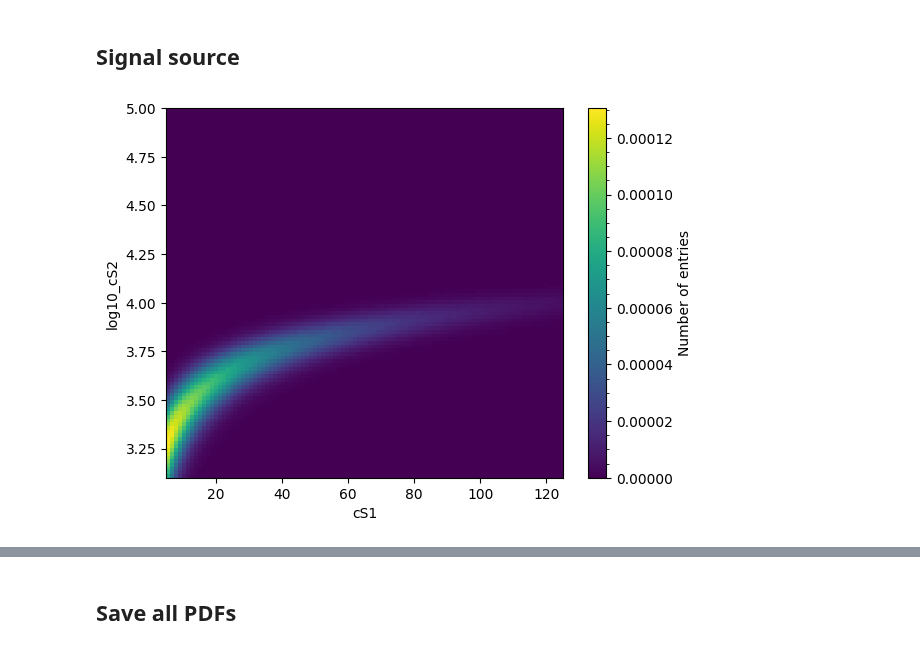
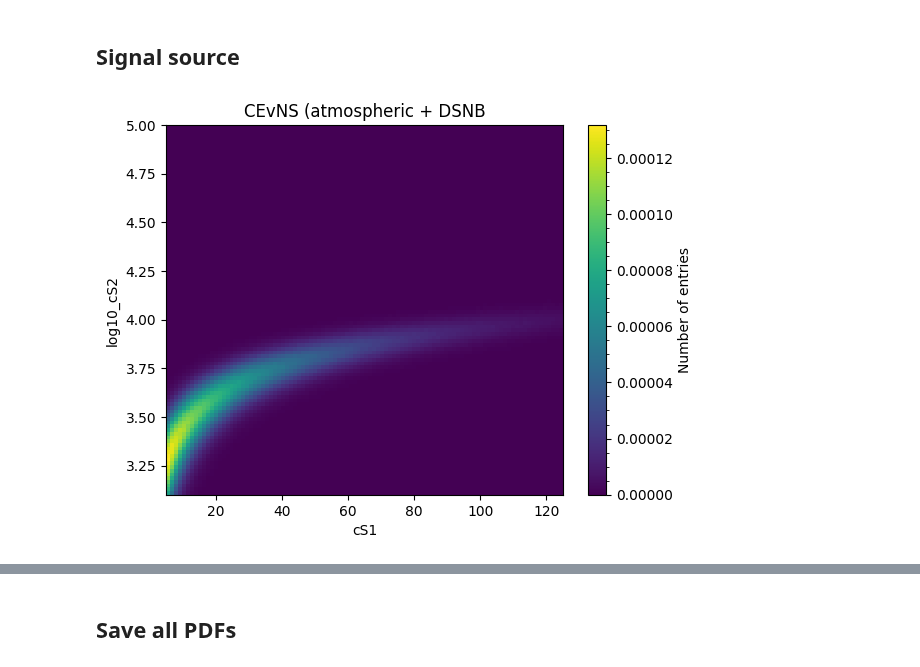
Before and after one commit to robertsjames/FlameFitSimple, a Jupyter notebook: analyses/CEvNS_discovery/XLZD_generate_templates.ipynb, the cells around one changed output, grey strips where cells are left out. Saved outputs shown, nothing was run; the diff lists cells and outputs as text; code cells hidden in the pictures.

```diff
--- a/analyses/CEvNS_discovery/XLZD_generate_templates.ipynb
+++ b/analyses/CEvNS_discovery/XLZD_generate_templates.ipynb
@@ -56,18 +54,19 @@ CEvNS_other = fd.xlzd.XLZDvNROtherSource(configuration='60t',
 # %%
 CEvNS_other_hist = Histdd(bins=100, range=[[cS1_min, cS1_max], [log10_cS2_min, log10_cS2_max]], axis_names=['cS1', 'log10_cS2'])
 
 CEvNS_other_data = CEvNS_other.simulate(int(1e7))
 
 CEvNS_other_hist.add(CEvNS_other_data['cs1'], np.log10(CEvNS_other_data['cs2']))
 
 CEvNS_other_mu = CEvNS_other.estimate_mu(n_trials=int(1e7))
 CEvNS_other_hist.histogram = CEvNS_other_hist.histogram / CEvNS_other_hist.n * CEvNS_other_mu
 
 CEvNS_other_hist.plot()
+plt.title('CEvNS (atmospheric + DSNB')
 
 pdfs[1]['CEvNS_other'] = CEvNS_other_hist
 # %% [output]
-[figure, old version]
+[figure, new version]
 # %%
 print(CEvNS_other_mu)
 # %% [output]
```
Also changed, not shown: parts of 9 cells of this notebook, 1 other file.
